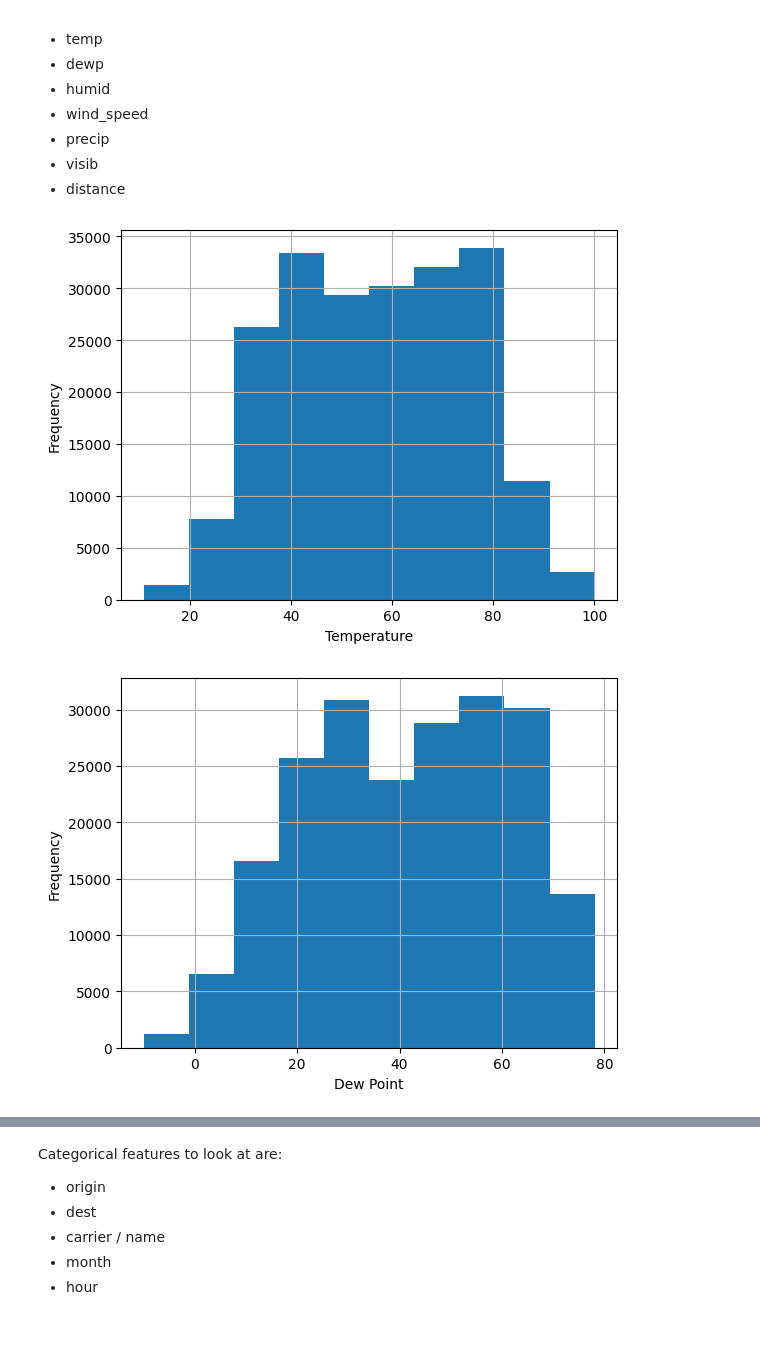
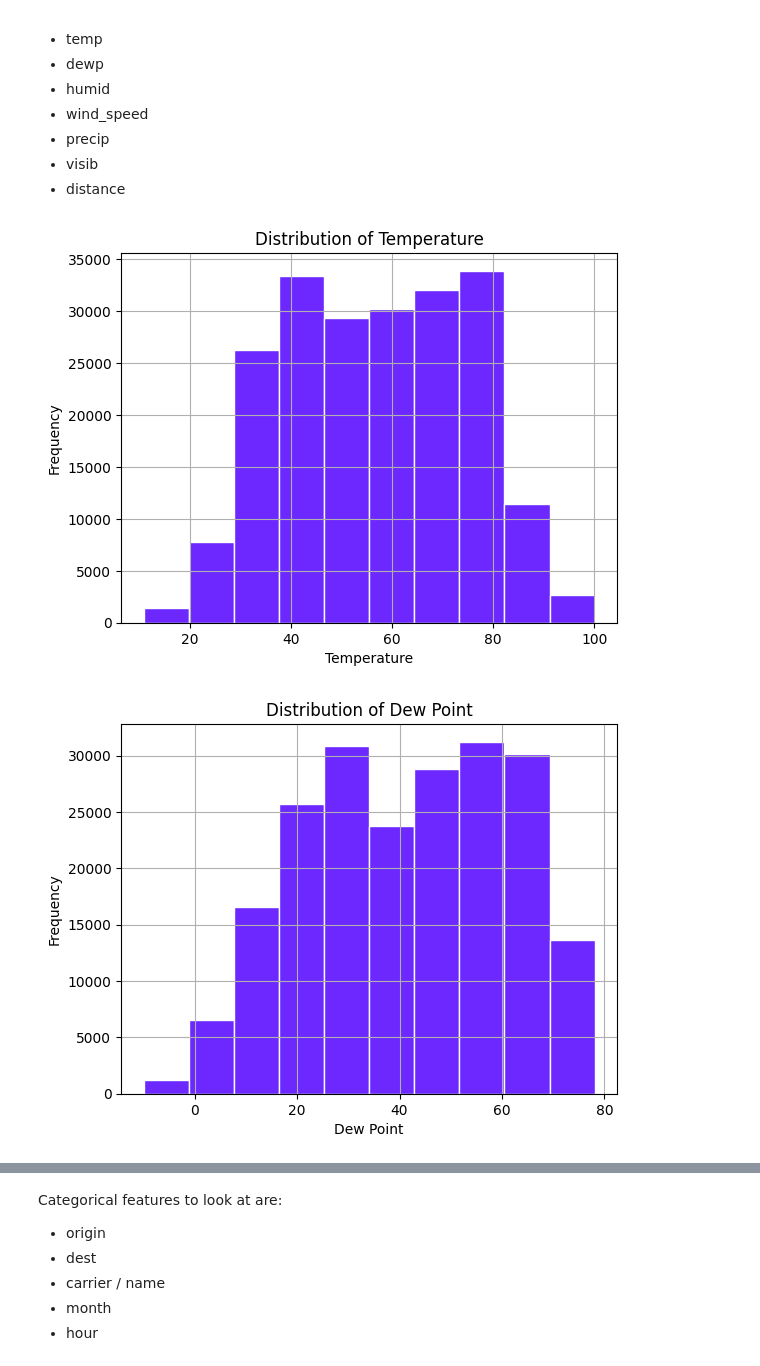
Before and after one commit to lucyg04/nycflights13, a Jupyter notebook: Practical 1/practical1_py.ipynb, the cells around one changed output, grey strips where cells are left out. Saved outputs shown, nothing was run; the diff lists cells and outputs as text; code cells hidden in the pictures; blank space fills up the shorter version.

```diff
--- a/Practical 1/practical1_py.ipynb
+++ b/Practical 1/practical1_py.ipynb
@@ -664,21 +666,23 @@ Continuous features we will look at are:
 * visib
 * distance
 # %%
-flights_train_copy['temp'].hist()
+flights_train_copy['temp'].hist(color='#6c28ff', edgecolor='white')
 
+plt.title('Distribution of Temperature')
 plt.ylabel('Frequency')
 plt.xlabel('Temperature')
 plt.show()
 # This distribution is roughly normal so we could use a median imputation strategy for missing values here
 # %% [output]
-[figure, old version]
+[figure, new version]
 # %%
-flights_train_copy['dewp'].hist()
+flights_train_copy['dewp'].hist(color='#6c28ff', edgecolor='white')
 
+plt.title('Distribution of Dew Point')
 plt.ylabel('Frequency')
 plt.xlabel('Dew Point')
 plt.show()
 # This distribution is also roughly normal so we will use a median imputation strategy
 # %% [output]
-[figure, old version]
+[figure, new version]
 # %%
```
Also changed, not shown: parts of 38 cells of this notebook.
